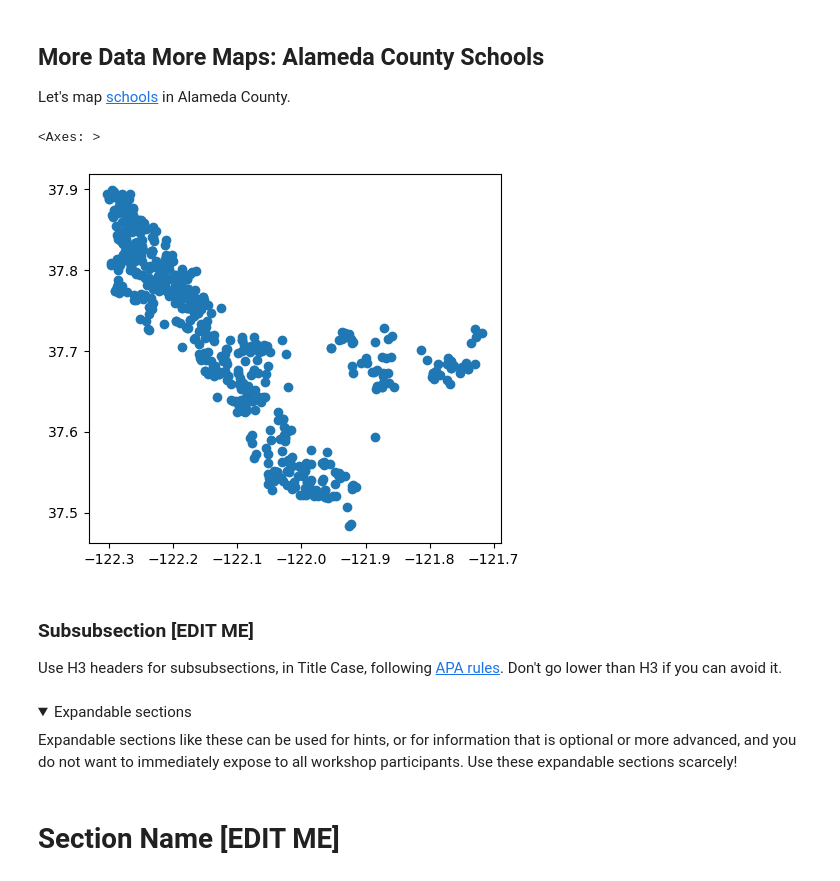
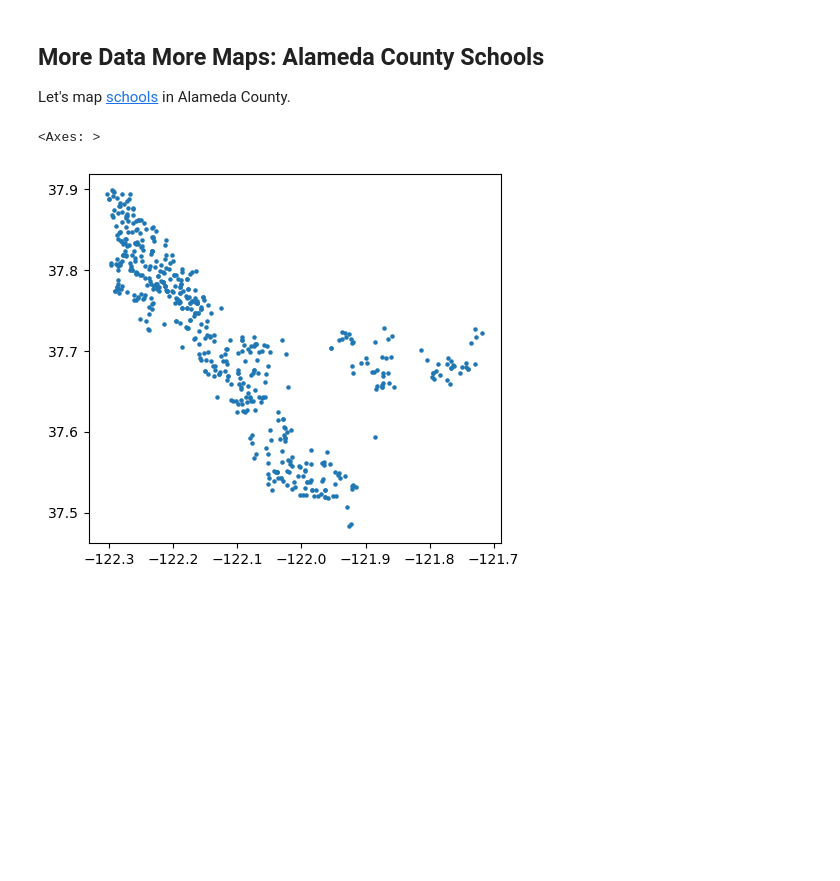
Before and after one commit to dlab-berkeley/Python-Geospatial-Fundamentals, a Jupyter notebook: lessons/1_Spatial_Dataframes.ipynb, the cells around one changed output. Drawn from its saved outputs; the diff is of its cells as text; code cells hidden in the pictures; folded sections open; blank space fills up the shorter version.

```diff
--- a/lessons/1_Spatial_Dataframes.ipynb
+++ b/lessons/1_Spatial_Dataframes.ipynb
@@ -428,19 +428,7 @@ bike_facilities_alameda.plot()
 Let's map [schools](https://data.acgov.org/datasets/85ae178d95c14238beb8a8026b341ba8/explore) in Alameda County.
 # %%
 school_alameda = gpd.read_file('../data/Alameda_County_Schools-shp/b473366f-78f7-4b88-acea-9f45112f16cd202044-1-1vusbuh.pzsg.shp')
-school_alameda.plot()
+school_alameda.plot(markersize=5)
 # %% [output]
 <Axes: >
-[figure, old version]
+[figure, new version]
-# %% [markdown]
-### Subsubsection [EDIT ME]
-
-Use H3 headers for subsubsections, in Title Case, following [APA rules](https://apastyle.apa.org/style-grammar-guidelines/capitalization/title-case). Don't go lower than H3 if you can avoid it.
-# %% [markdown]
-<details><summary><a>Expandable sections</a></summary>
-Expandable sections like these can be used for hints, or for information that is optional or more advanced, and you do not want to immediately expose to all workshop participants. Use these expandable sections scarcely!
-</details>
-# %% [markdown]
-<a id='section2'></a>
-
-# Section Name [EDIT ME]
```
Also changed, not shown: parts of 21 cells of this notebook.
